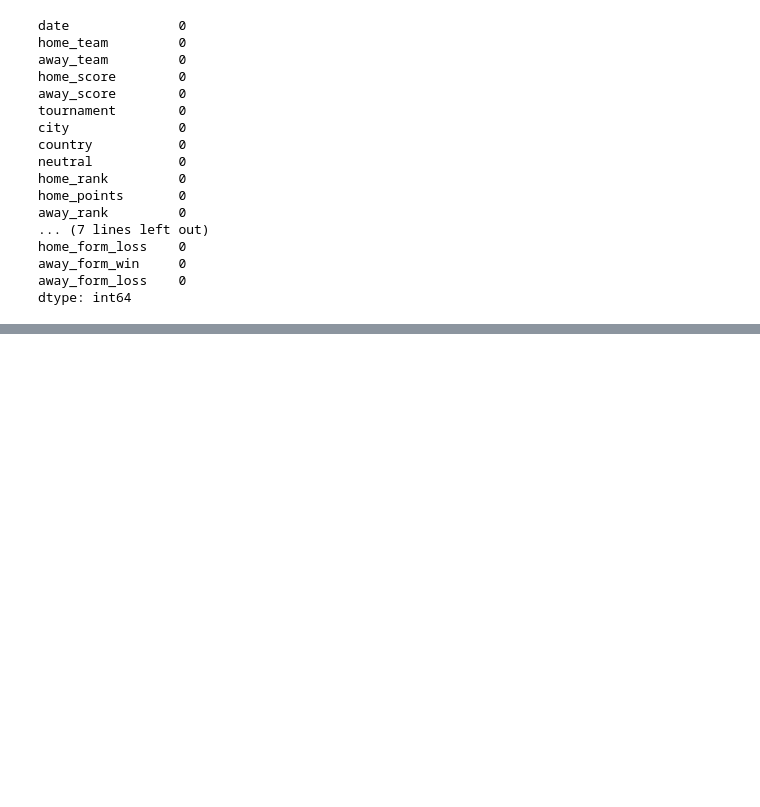
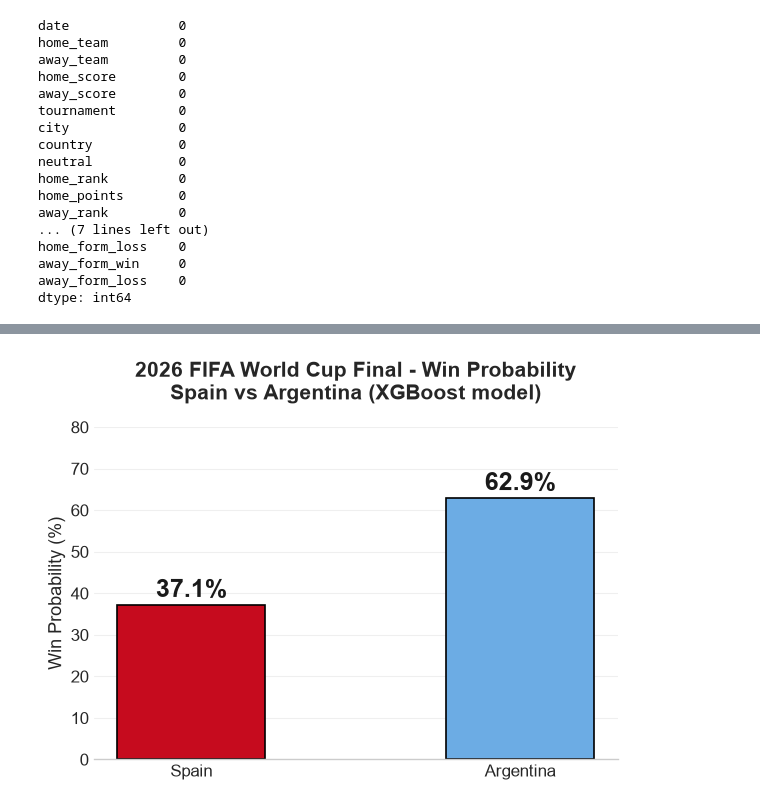
Before and after one commit to Feriel5ben/worldcup-final-predictor, a Jupyter notebook: notebooks/test.ipynb, the cells around one changed output, grey strips where cells are left out. Cells and saved outputs as stored; diff of their text form; code cells hidden in the pictures; blank space fills up the shorter version.

Commit message:
final model, simulation and viz done

```diff
--- a/notebooks/test.ipynb
+++ b/notebooks/test.ipynb
@@ -402,0 +564,11 @@ dtype: int64
+# %%
+xgb = XGBClassifier(n_estimators=200, max_depth=4, learning_rate=0.05, random_state=42, eval_metric='logloss')
+xgb.fit(X_train, y_train)
+
+y_pred_xgb = xgb.predict(X_test)
+y_proba_xgb = xgb.predict_proba(X_test)[:, 1]
+
+print("=== XGBoost ===")
+print(f"Accuracy: {accuracy_score(y_test, y_pred_xgb):.4f}")
+print(f"Log Loss: {log_loss(y_test, y_proba_xgb):.4f}")
+print(classification_report(y_test, y_pred_xgb))
@@ -402,0 +692,8 @@ dtype: int64
+# %%
+match_data = match_data[features]
+
+proba_spain_win = xgb.predict_proba(match_data)[:, 1][0]
+proba_argentina_win = 1 - proba_spain_win
+
+print(f"🇪🇸 Spain win probability: {proba_spain_win:.1%}")
+print(f"🇦🇷 Argentina win probability: {proba_argentina_win:.1%}")
@@ -402,0 +759,33 @@ dtype: int64
+# %%
+import matplotlib.pyplot as plt
+
+plt.style.use('seaborn-v0_8-whitegrid')
+
+fig, ax = plt.subplots(figsize=(6, 4.5))  # au lieu de (8, 6)
+
+teams = ['Spain', 'Argentina']
+probas = [proba_spain_win * 100, proba_argentina_win * 100]
+colors = ['#C60B1E', '#6CACE4']  # rouge Espagne officiel, bleu ciel Argentine officiel
+
+bars = ax.bar(teams, probas, color=colors, width=0.45, edgecolor='black', linewidth=1.2)
+
+for bar, proba in zip(bars, probas):
+    ax.text(bar.get_x() + bar.get_width()/2, bar.get_height() + 2,
+             f'{proba:.1f}%', ha='center', fontsize=18, fontweight='bold', color='#1a1a1a')
+
+ax.set_ylabel('Win Probability (%)', fontsize=13, fontweight='medium')
+ax.set_title('2026 FIFA World Cup Final - Win Probability\nSpain vs Argentina (XGBoost model)',
+              fontsize=15, fontweight='bold', pad=20)
+ax.set_ylim(0, 80)
+ax.spines['top'].set_visible(False)
+ax.spines['right'].set_visible(False)
+ax.spines['left'].set_visible(False)
+ax.tick_params(axis='both', labelsize=12)
+ax.grid(axis='y', alpha=0.3)
+ax.grid(axis='x', visible=False)
+
+plt.tight_layout()
+plt.savefig('../outputs/final_prediction.png', dpi=200, bbox_inches='tight')
+plt.show()
+# %% [output]
+[figure, added]
```
Also changed, not shown: parts of 34 cells of this notebook, 2 other files.
